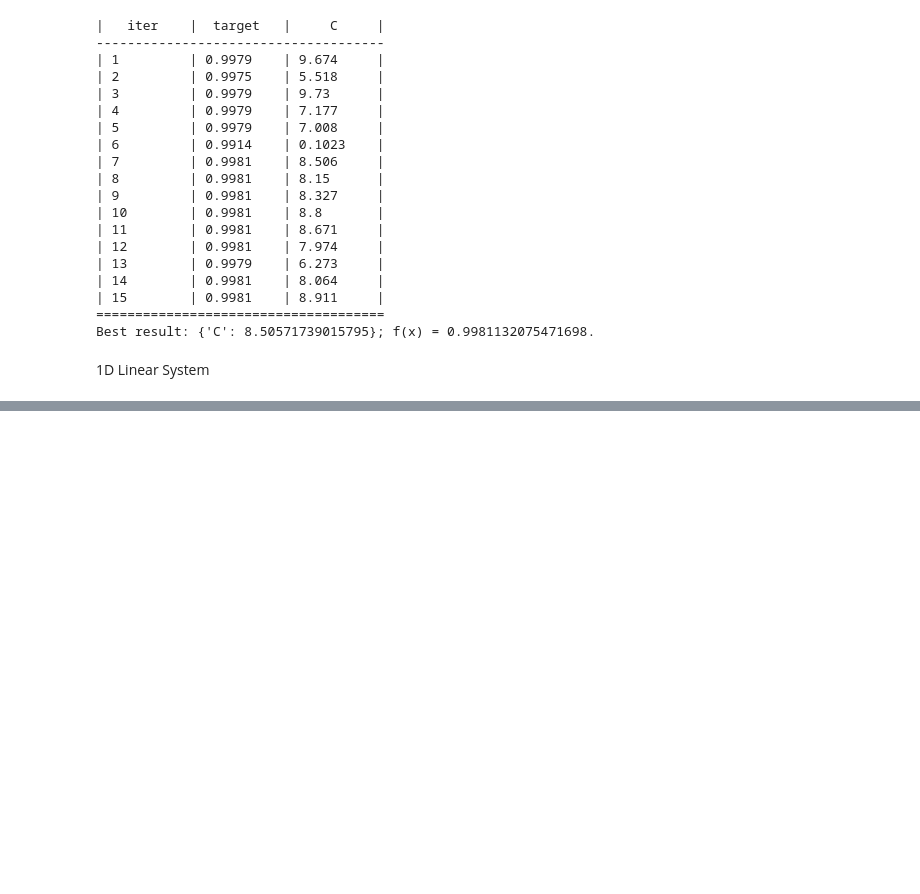
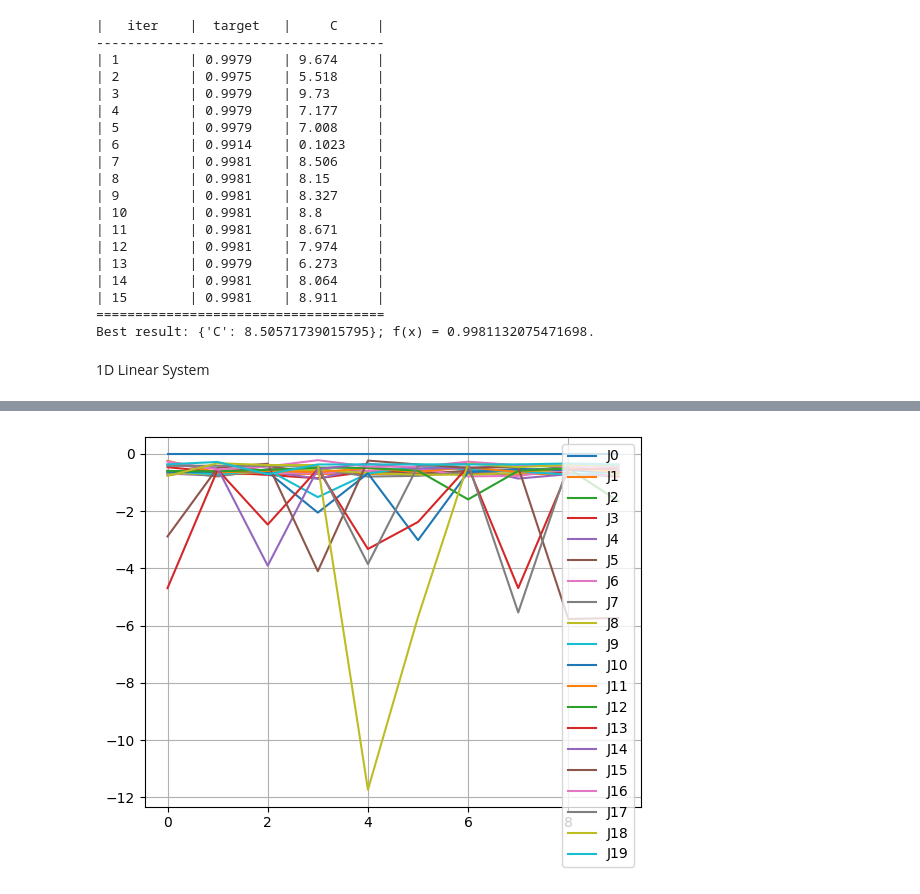
Before and after one commit to Adrianominora/Prevision, a Jupyter notebook: scripts/Bayesian.ipynb, the cells around one changed output, grey strips where cells are left out. Cells and saved outputs as stored; diff of their text form; code cells hidden in the pictures; blank space fills up the shorter version.

```diff
--- a/scripts/Bayesian.ipynb
+++ b/scripts/Bayesian.ipynb
@@ -138,0 +226,10 @@ optimizer.maximize()
+# %%
+plt.figure()
+for index, list in enumerate(J_list_list):
+    if index<20:
+        plt.plot(list, label='J'+str(index))
+plt.legend()
+plt.grid(True)
+# plt.ylim((-5,0))
+# %% [output]
+[figure, added]
```
Also changed, not shown: parts of 4 cells of this notebook, 7 other files.
